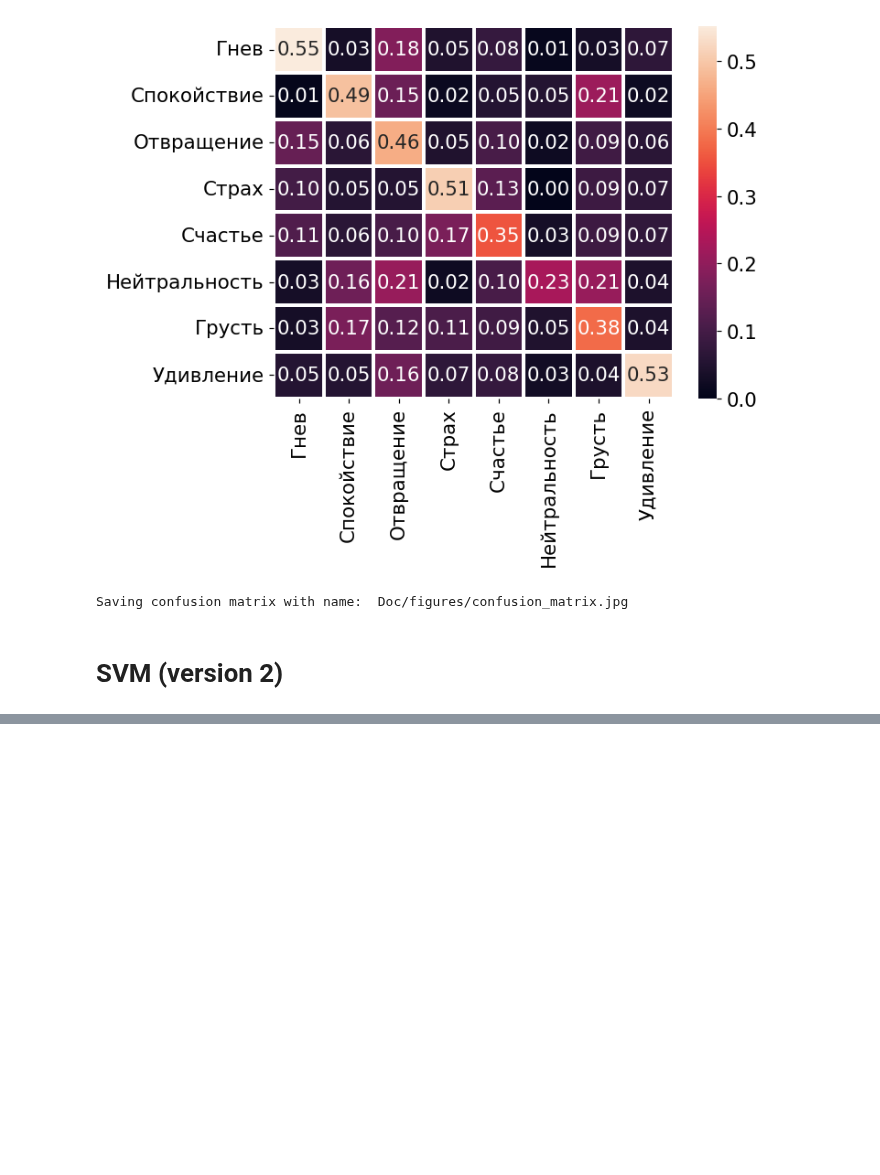
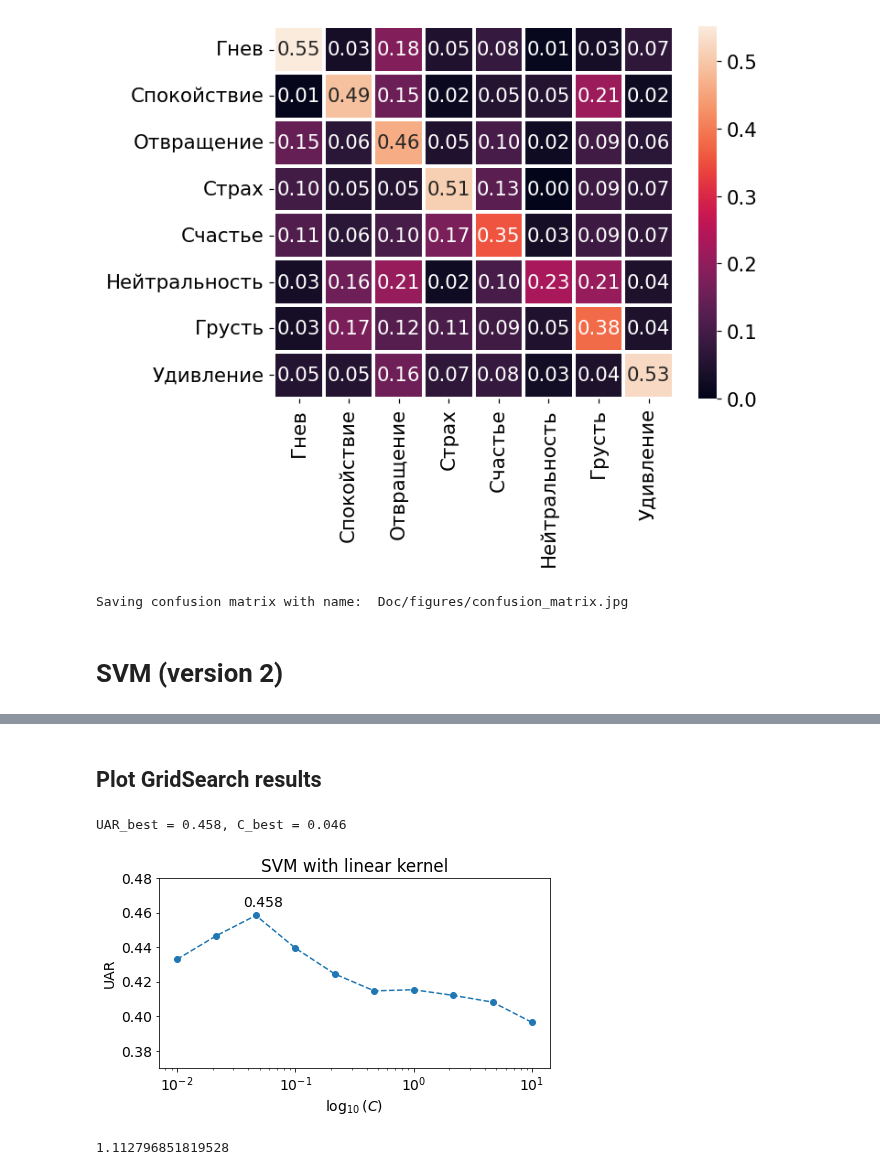
Before and after one commit to vortex2894/speech-emotion-recognition-system, a Jupyter notebook: ser-using-linear-svm-and-mfcc.ipynb, the cells around one changed output, grey strips where cells are left out. Saved outputs shown, nothing was run; the diff lists cells and outputs as text; code cells hidden in the pictures; blank space fills up the shorter version.

```diff
--- a/ser-using-linear-svm-and-mfcc.ipynb
+++ b/ser-using-linear-svm-and-mfcc.ipynb
@@ -129,0 +121,20 @@ KeyboardInterrupt:
+# %% [markdown]
+## Plot GridSearch results
+# %%
+fig,ax=plt.subplots(figsize=(7,3.5))
+plt.rcParams.update({'font.size': 14})
+# plt.plot(C,UAR_list, marker='o', linestyle='dashed',)
+plt.semilogx(C,UAR_list, marker='o', linestyle='dashed',)
+plt.ylim([0.37, 0.48])
+plt.xlabel('$\log_{10}(C)$')
+plt.ylabel('UAR')
+plt.text(C_best-0.010, UAR_best+0.005, f'{UAR_best:.3f}')
+plt.title('SVM with linear kernel')
+print(f'UAR_best = {UAR_best:.3f}, C_best = {C_best:.3f}')
+# %% [output]
+UAR_best = 0.458, C_best = 0.046
+[figure, added]
+# %%
+10**(C_best)
+# %% [output]
+1.112796851819528
```
Also changed, not shown: parts of 4 cells of this notebook, 4 other files.
